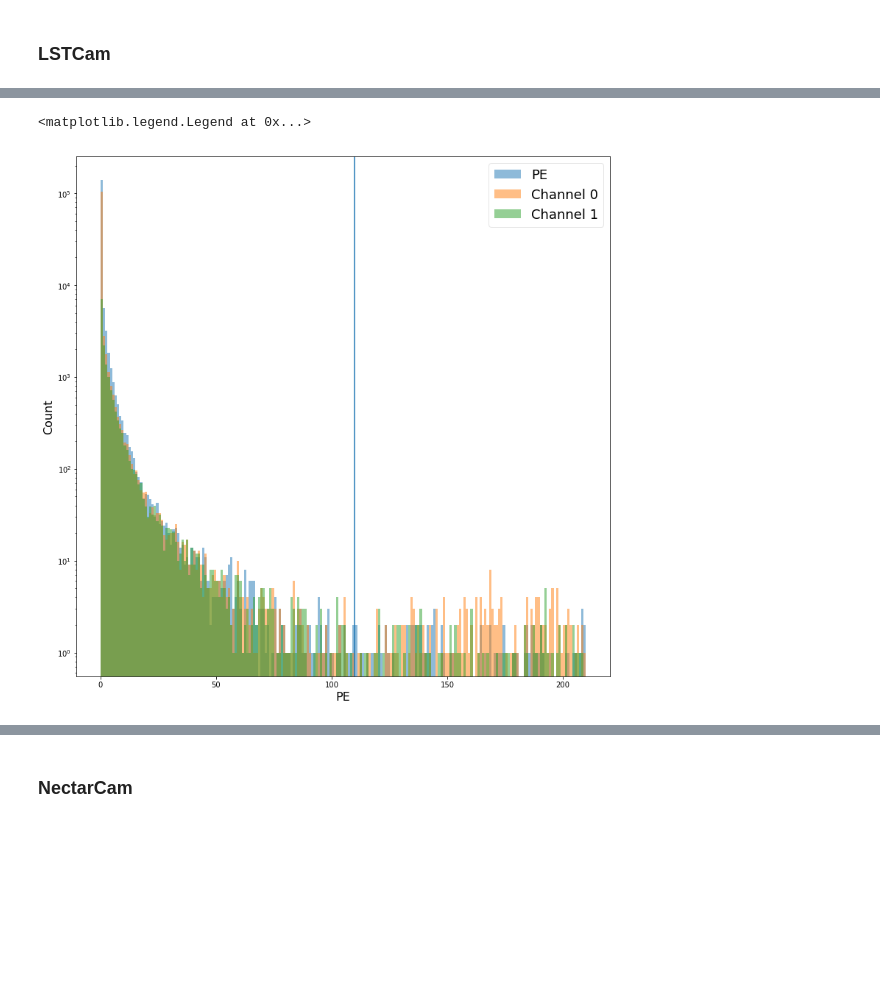
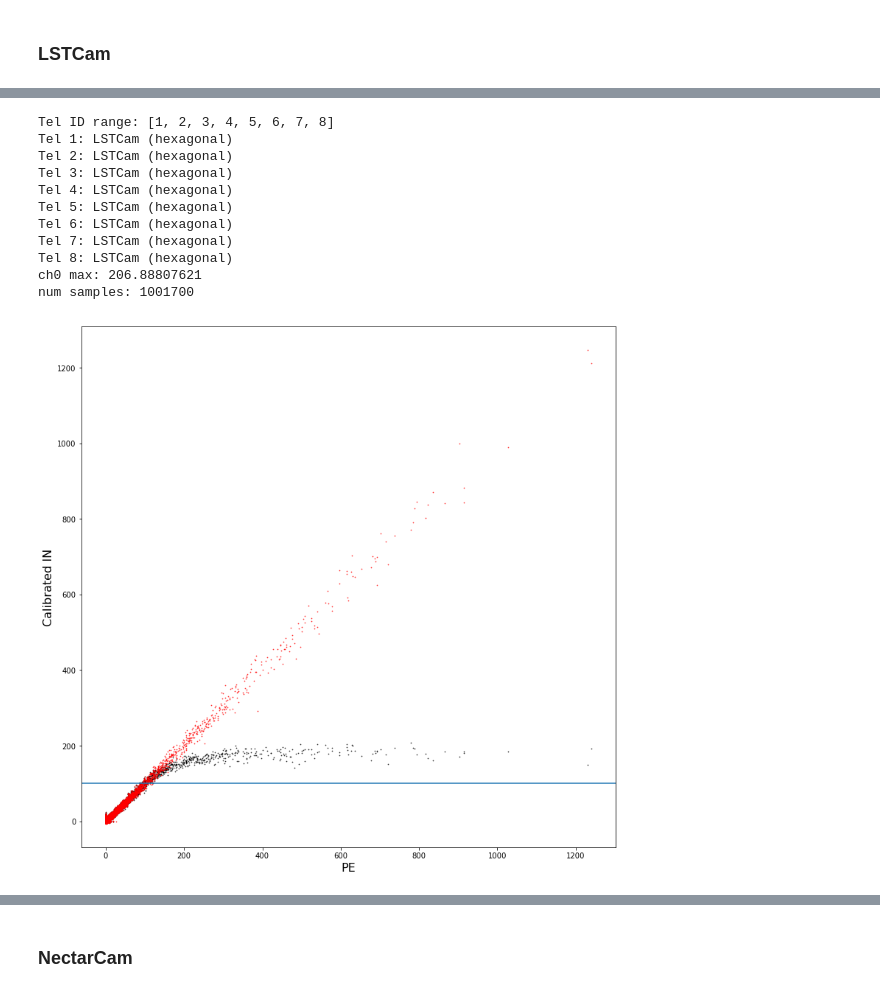
Before and after one commit to jdhp-sap/pywi-cta-legacy, a Jupyter notebook: notebooks/simtel_calib_find_channel_selection_threshold.ipynb, the cells around one changed output, grey strips where cells are left out. Cells and saved outputs as stored; diff of their text form; code cells hidden in the pictures; blank space fills up the shorter version.

```diff
--- a/notebooks/simtel_calib_find_channel_selection_threshold.ipynb
+++ b/notebooks/simtel_calib_find_channel_selection_threshold.ipynb
@@ -279,0 +275,3 @@ ax.legend(prop={'size': 18}, loc='best', fancybox=True, framealpha=0.5)
+# %%
+grid_prod3b_north_gamma_file_path = "/Users/jdecock/data/grid_prod3b_north/simtel/gamma/gamma_20deg_0deg_run104___cta-prod3-lapalma3-2147m-LaPalma.simtel.gz"
+grid_prod3b_north_proton_file_path = "/Users/jdecock/data/grid_prod3b_north/simtel/proton/proton_20deg_0deg_run50001___cta-prod3-lapalma3-2147m-LaPalma.simtel.gz"
@@ -356,36 +305,17 @@ ax.set_ylabel("Calibrated IN", fontsize=16)
-# %%
-fig, ax = plt.subplots(ncols=1, nrows=1, figsize=(13, 13))
-
-bin_max = lstcam_channel_threshold + 100
-num_bins = bin_max
-
-ax.hist(pe_array,
-        alpha=0.5,
-        log=True,
-        bins=num_bins,
-        range=(0, bin_max),
-        label="PE")
-
-ax.hist(calibrated_in_ch0_array,
-        alpha=0.5,
-        log=True,
-        bins=num_bins,
-        range=(0, bin_max),
-        label="Channel 0")
-
-ax.hist(calibrated_in_ch1_array,
-        alpha=0.5,
-        log=True,
-        bins=num_bins,
-        range=(0, bin_max),
-        label="Channel 1")
-
-ax.axvline(lstcam_channel_threshold)
-
-ax.set_xlabel("PE", fontsize=16)
-ax.set_ylabel("Count", fontsize=16)
-
-ax.legend(prop={'size': 18}, loc='best', fancybox=True, framealpha=0.5)
-# %% [output]
-<matplotlib.legend.Legend at 0x...>
-[figure, removed]
+# %%
+plot_all(grid_prod3b_north_gamma_file_path,
+         tel_id_filter_list=list(range(1, 9)),
+         channel_threshold=lstcam_prod3_channel_threshold)
+# %% [output]
+Tel ID range: [1, 2, 3, 4, 5, 6, 7, 8]
+Tel 1: LSTCam (hexagonal)
+Tel 2: LSTCam (hexagonal)
+Tel 3: LSTCam (hexagonal)
+Tel 4: LSTCam (hexagonal)
+Tel 5: LSTCam (hexagonal)
+Tel 6: LSTCam (hexagonal)
+Tel 7: LSTCam (hexagonal)
+Tel 8: LSTCam (hexagonal)
+ch0 max: 206.88807621
+num samples: 1001700
+[figure, added]
```
Also changed, not shown: parts of 66 cells of this notebook.
